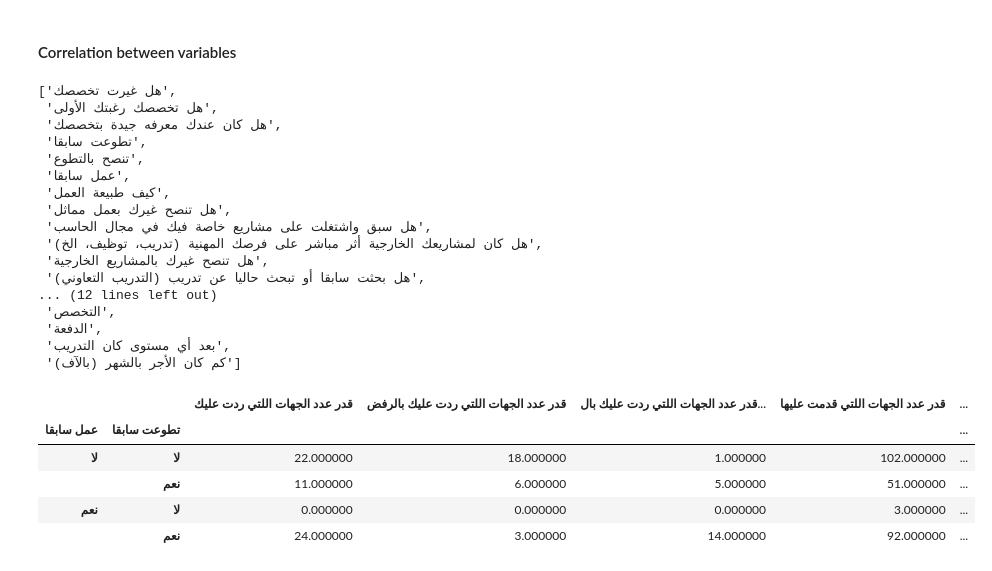
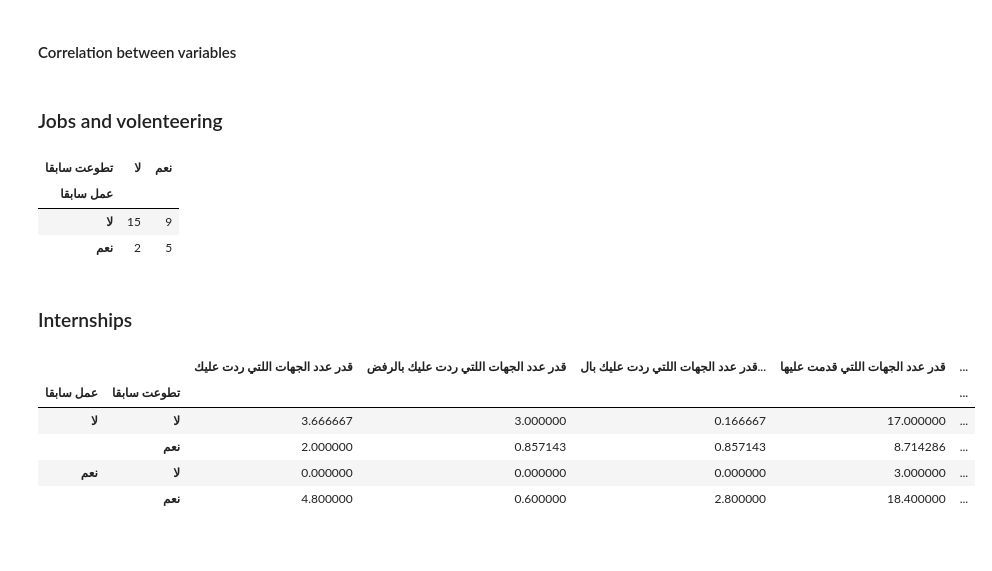
Before and after one commit to Hawzen/Experience-Survey, a Jupyter notebook: analysis.ipynb, the cells around one changed output. Cells and saved outputs as stored; diff of their text form; code cells hidden in the pictures; blank space fills up the shorter version.

```diff
--- a/analysis.ipynb
+++ b/analysis.ipynb
@@ -55,5 +55,9 @@ memory usage: 17.9+ KB
 # %%
 df = pd.read_csv("exp_survey.csv", encoding="utf8")
+
+# Filter post-جامعة questions
+df = df[df["الجامعة"].isna()]
+df.drop("الجامعة", axis=1, inplace=True)
 
 # Manual editing, yikes!
 df.at[9, "قدر عدد الجهات اللتي قدمت عليها"] = "15"
@@ -64,6 +68,7 @@ df.at[25, "مساحة تعليقات حرة.3"] = np.nan
 df.at[26, "ماهي المجالات المهتم فيها"] = np.nan
 df.at[22, "ماهي المجالات المهتم فيها"] = np.nan
 df.at[28, "ماهي المجالات المهتم فيها"] = "Frontend, Backend, Mobile, Data analysis, Blockchain, ML"
+df.at[30, "قدر عدد الجهات اللتي قدمت عليها"] = 10
 
 # Macro filtering
 df = (df
@@ -223,19 +228,7 @@ df = df.reindex(sorted(df.columns), axis=1)
 # %% [markdown]
 #### Define new cols
 # %%
-def gpa_map(val):
-    if val >= 4.5:
-        return "ممتاز"
-    elif val >= 3.75:
-        return "جيد جدا"
-    elif val >= 2.75:
-        return "جيد"
-    elif val >= 2:
-        return "مقبول"
-    elif val < 2:
-        return "راسب"
-df["التصنيف"] = df["المعدل"].apply(gpa_map)
-
+df["التصنيف"] = pd.cut(df["المعدل"], [0, 2, 2.75, 3.75, 4.5, 5], labels=["راسب", "مقبول", "جيد", "جيد جدا", "ممتاز"])
 
 df["معدل القبول"] = df["قدر عدد الجهات اللتي ردت عليك بالقبول"] / df["قدر عدد الجهات اللتي قدمت عليها"]
 df["معدل الرد"] = df["قدر عدد الجهات اللتي ردت عليك"] / df["قدر عدد الجهات اللتي قدمت عليها"]
@@ -456,3 +451,12 @@ fig.update_layout(width=500, height=500)
 # %%
 fig = px.imshow(df.corr())
 fig.update_layout(width=1500, height=1000)
+# %% [markdown]
+### Jobs and volenteering
+# %%
+pd.crosstab(df["عمل سابقا"], df["تطوعت سابقا"])
+# %% [output]
+| تطوعت سابقا | لا | نعم |
+| عمل سابقا |  |  |
+| لا | 15 | 9 |
+| نعم | 2 | 5 |
@@ -458,0 +474,2 @@ fig.update_layout(width=1500, height=1000)
+# %% [markdown]
+### Internships
@@ -478,20 +495,0 @@ fig.update_layout(width=1100, height=1100)
-# %%
-categorical_cols
-# %% [output]
-['هل غيرت تخصصك',
- 'هل تخصصك رغبتك الأولى',
- 'هل كان عندك معرفه جيدة بتخصصك',
- 'تطوعت سابقا',
- 'تنصح بالتطوع',
- 'عمل سابقا',
- 'كيف طبيعة العمل',
- 'هل تنصح غيرك بعمل مماثل',
- 'هل سبق واشتغلت على مشاريع خاصة فيك في مجال الحاسب',
- 'هل كان لمشاريعك الخارجية أثر مباشر على فرصك المهنية (تدريب، توظيف، الخ)',
- 'هل تنصح غيرك بالمشاريع الخارجية',
- 'هل بحثت سابقا أو تبحث حاليا عن تدريب (التدريب التعاوني)',
-... (12 lines left out)
- 'التخصص',
- 'الدفعة',
- 'بعد أي مستوى كان التدريب',
- 'كم كان الأجر بالشهر (بالآف)']
@@ -507,16 +518,14 @@ fig.update_layout(width=1100, height=1100)
 # %%
-work_vol_df = pd.pivot_table(
+pd.pivot_table(
     df,
     values=applying_cols,
     index=["عمل سابقا", "تطوعت سابقا",],
-    aggfunc="sum"
-)
+    aggfunc="mean"
+).style.background_gradient(cmap='autumn_r')
+# %% [output]
+|  |  | قدر عدد الجهات اللتي ردت عليك | قدر عدد الجهات اللتي ردت عليك بالرفض | قدر عدد الجهات اللتي ردت عليك بال... | قدر عدد الجهات اللتي قدمت عليها | ... |
+| عمل سابقا | تطوعت سابقا |  |  |  |  | ... |
+| لا | لا | 3.666667 | 3.000000 | 0.166667 | 17.000000 | ... |
+|  | نعم | 2.000000 | 0.857143 | 0.857143 | 8.714286 | ... |
+| نعم | لا | 0.000000 | 0.000000 | 0.000000 | 3.000000 | ... |
+|  | نعم | 4.800000 | 0.600000 | 2.800000 | 18.400000 | ... |
-# %%
-work_vol_df.style.background_gradient(cmap='autumn_r')
-# %% [output]
-|  |  | قدر عدد الجهات اللتي ردت عليك | قدر عدد الجهات اللتي ردت عليك بالرفض | قدر عدد الجهات اللتي ردت عليك بال... | قدر عدد الجهات اللتي قدمت عليها | ... |
-| عمل سابقا | تطوعت سابقا |  |  |  |  | ... |
-| لا | لا | 22.000000 | 18.000000 | 1.000000 | 102.000000 | ... |
-|  | نعم | 11.000000 | 6.000000 | 5.000000 | 51.000000 | ... |
-| نعم | لا | 0.000000 | 0.000000 | 0.000000 | 3.000000 | ... |
-|  | نعم | 24.000000 | 3.000000 | 14.000000 | 92.000000 | ... |
```
Also changed, not shown: parts of 16 cells of this notebook.
